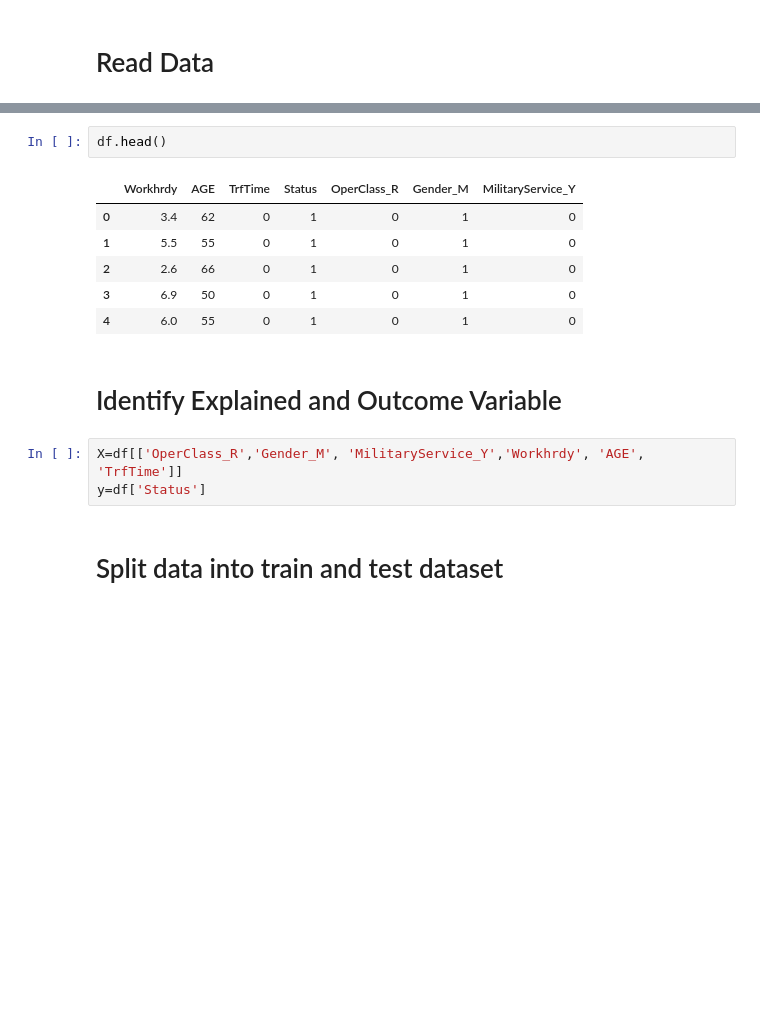
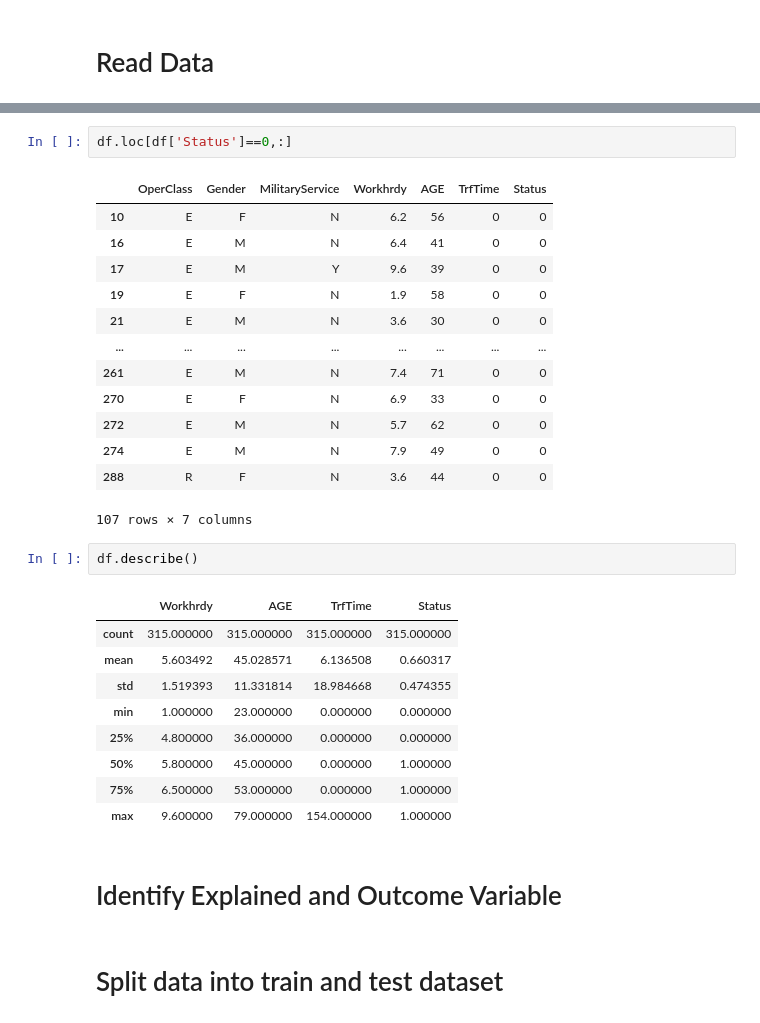
Before and after one commit to cindydao95/Attrition-Driver, a Jupyter notebook: KNN_modified.ipynb, the cells around one changed output, grey strips where cells are left out. Saved outputs shown, nothing was run; the diff lists cells and outputs as text; blank space fills up the shorter version.

```diff
--- a/KNN_modified.ipynb
+++ b/KNN_modified.ipynb
@@ -84,17 +27,33 @@ Statistical Description of Columns
+# %%
+df.loc[df['Status']==0,:]
+# %% [output]
+|  | OperClass | Gender | MilitaryService | Workhrdy | AGE | TrfTime | Status |
+| 10 | E | F | N | 6.2 | 56 | 0 | 0 |
+| 16 | E | M | N | 6.4 | 41 | 0 | 0 |
+| 17 | E | M | Y | 9.6 | 39 | 0 | 0 |
+| 19 | E | F | N | 1.9 | 58 | 0 | 0 |
+| 21 | E | M | N | 3.6 | 30 | 0 | 0 |
+| ... | ... | ... | ... | ... | ... | ... | ... |
+| 261 | E | M | N | 7.4 | 71 | 0 | 0 |
+| 270 | E | F | N | 6.9 | 33 | 0 | 0 |
+| 272 | E | M | N | 5.7 | 62 | 0 | 0 |
+| 274 | E | M | N | 7.9 | 49 | 0 | 0 |
+| 288 | R | F | N | 3.6 | 44 | 0 | 0 |
+107 rows × 7 columns
 # %%
-df.head()
+df.describe()
 # %% [output]
-|  | Workhrdy | AGE | TrfTime | Status | OperClass_R | Gender_M | MilitaryService_Y |
-| 0 | 3.4 | 62 | 0 | 1 | 0 | 1 | 0 |
-| 1 | 5.5 | 55 | 0 | 1 | 0 | 1 | 0 |
-| 2 | 2.6 | 66 | 0 | 1 | 0 | 1 | 0 |
-| 3 | 6.9 | 50 | 0 | 1 | 0 | 1 | 0 |
-| 4 | 6.0 | 55 | 0 | 1 | 0 | 1 | 0 |
+|  | Workhrdy | AGE | TrfTime | Status |
+| count | 315.000000 | 315.000000 | 315.000000 | 315.000000 |
+| mean | 5.603492 | 45.028571 | 6.136508 | 0.660317 |
+| std | 1.519393 | 11.331814 | 18.984668 | 0.474355 |
+| min | 1.000000 | 23.000000 | 0.000000 | 0.000000 |
+| 25% | 4.800000 | 36.000000 | 0.000000 | 0.000000 |
+| 50% | 5.800000 | 45.000000 | 0.000000 | 1.000000 |
+| 75% | 6.500000 | 53.000000 | 0.000000 | 1.000000 |
+| max | 9.600000 | 79.000000 | 154.000000 | 1.000000 |
 # %% [markdown]
 # Identify Explained and Outcome Variable
-# %%
-X=df[['OperClass_R','Gender_M', 'MilitaryService_Y','Workhrdy', 'AGE', 'TrfTime']]
-y=df['Status']
 # %% [markdown]
 # Split data into train and test dataset
 # %%
```
Also changed, not shown: parts of 19 cells of this notebook, 4 other files.
